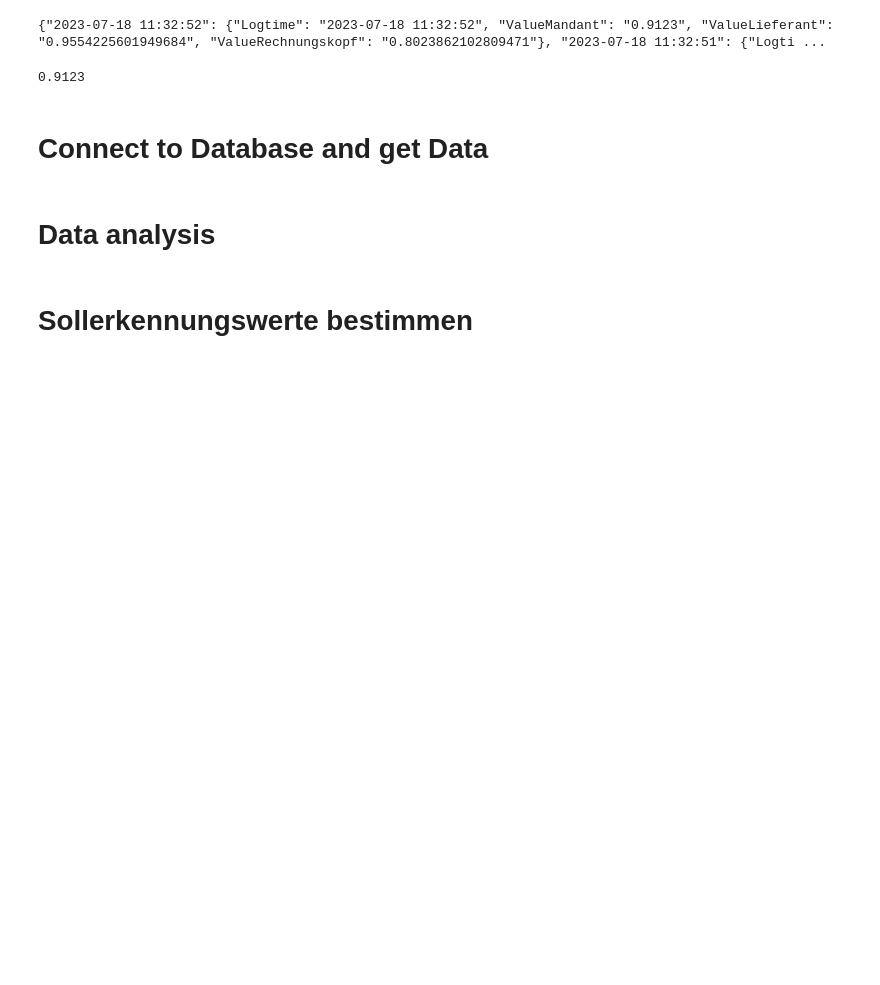
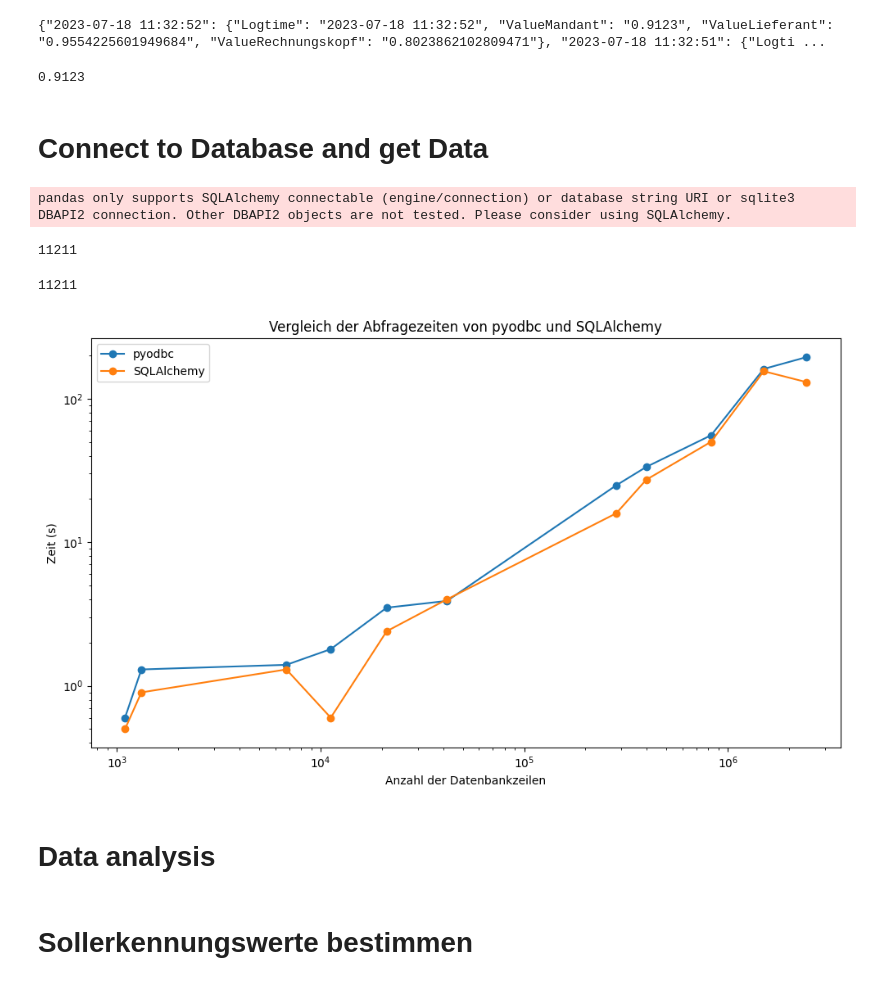
Before and after one commit to FusionShareeza/Masterarbeit, a Jupyter notebook: sqlconnector.ipynb, the cells around one changed output. Drawn from its saved outputs; the diff is of its cells as text; code cells hidden in the pictures; blank space fills up the shorter version.

```diff
--- a/sqlconnector.ipynb
+++ b/sqlconnector.ipynb
@@ -177,3 +177,35 @@ tenant = '0009am'
+# %%
+def connect_to_db(connection_string,
+                    database,
+                    driver = 'SQL Server Native Client 11.0',
+                    user = 'CCAdmin',
+                    password = 'Miw6RjnTGmPHLYF9mG1o'
+):
+    connection = pyodbc.connect("Driver={"+driver+"};"
+                        "Server="+connection_string+";"
+                        "Database="+database+";"
+                        "uid="+user+";pwd="+password+"")
+    return connection
+
+def get_table_data(table_name, connection):
+    query = "SELECT * FROM {}".format(table_name)
+    df = pd.read_sql_query(query, connection)
+
+    return df
+
+df_table_cclogattributes = get_table_data('CCLogAttributes', connect_to_db(connection_string= 'testclassconprocessingger.database.windows.net', database = 'T_'+tenant+''))
+#df_table_cclogdocuments = get_table_data('CCLogDocuments', connect_to_db(database='T_0000xu'))
+#df_table_cclogdocuments.to_pickle(df_table_cclogattributes)
+
+#df_table_cclogattributes = df_table_cclogattributes.drop('LogTime', axis=1)
+df_table_cclogattributes = df_table_cclogattributes.drop(['Zone','Attribute_DataType','LogTimeTicks'], axis=1)
+
+df_table_cclogattributes = df_table_cclogattributes.replace('\n',' ', regex=True)
+df_table_cclogattributes = df_table_cclogattributes.replace('\r',' ', regex=True)
+print(len(df_table_cclogattributes.index))
+# %% [output]
+pandas only supports SQLAlchemy connectable (engine/connection) or database string URI or sqlite3 DBAPI2 connection. Other DBAPI2 objects are not tested. Please consider using SQLAlchemy.
+11211
 # %%
 def connect_to_db_better(connection_string,
                     database,
@@ -204,6 +236,46 @@ def get_table_data_ALL(table_name, connect_str):
     with engine.connect() as conn:
         df = pd.read_sql(text("SELECT * FROM [dbo].["+table_name+"]"), conn)
         return df
+# %%
+
+def asdfasdf(table_name, connect_str):
+    engine = create_engine(connect_str)
+    with engine.connect() as conn:
+        df = pd.read_sql(text("SELECT * FROM CCLogAttributes"), conn)
+        return df
+
+df_table_cclogattributes = asdfasdf('CCLogAttributes', connect_to_db_better(connection_string= 'testclassconprocessingger.database.windows.net', database = 'T_'+tenant+''))
+df_table_cclogattributes = df_table_cclogattributes.drop(['Zone','Attribute_DataType','LogTimeTicks'], axis=1)
+
+df_table_cclogattributes = df_table_cclogattributes.replace('\n',' ', regex=True)
+df_table_cclogattributes = df_table_cclogattributes.replace('\r',' ', regex=True)
+print(len(df_table_cclogattributes.index))
+# %% [output]
+11211
+# %%
+import matplotlib.pyplot as plt
+import numpy as np
+
+# Beispielwerte
+num_columns = [1094, 1317, 6789, 11211, 21122, 41759, 283480, 397515, 827727, 1501985, 2438106]  # Anzahl der Spalten
+pyodbc_times = [0.6, 1.3, 1.4, 1.8, 3.5, 3.9, 24.9, 33.4, 55.5, 160.8, 194.4]  # Beispielwerte für pyodbc-Zeiten
+sqlalchemy_times = [0.5, 0.9, 1.3, 0.6, 2.4, 4.0, 15.9, 27.2, 50, 155, 130.1]  # Beispielwerte für SQLAlchemy-Zeiten
+
+# Plot erstellen
+plt.figure(figsize=(10, 6))
+plt.loglog(num_columns, pyodbc_times, marker='o', label='pyodbc')
+plt.loglog(num_columns, sqlalchemy_times, marker='o', label='SQLAlchemy')
+plt.xlabel('Anzahl der Datenbankzeilen')
+plt.ylabel('Zeit (s)')
+plt.title('Vergleich der Abfragezeiten von pyodbc und SQLAlchemy')
+plt.legend()
+plt.tight_layout()
+
+# Grafik anzeigen
+
+plt.savefig('abfragezeiten_vergleich.png', dpi=300)
+# %% [output]
+[figure, added]
 # %% [markdown]
 # Data analysis
 # %%
```
Also changed, not shown: parts of 2 cells of this notebook, 1 other file.
